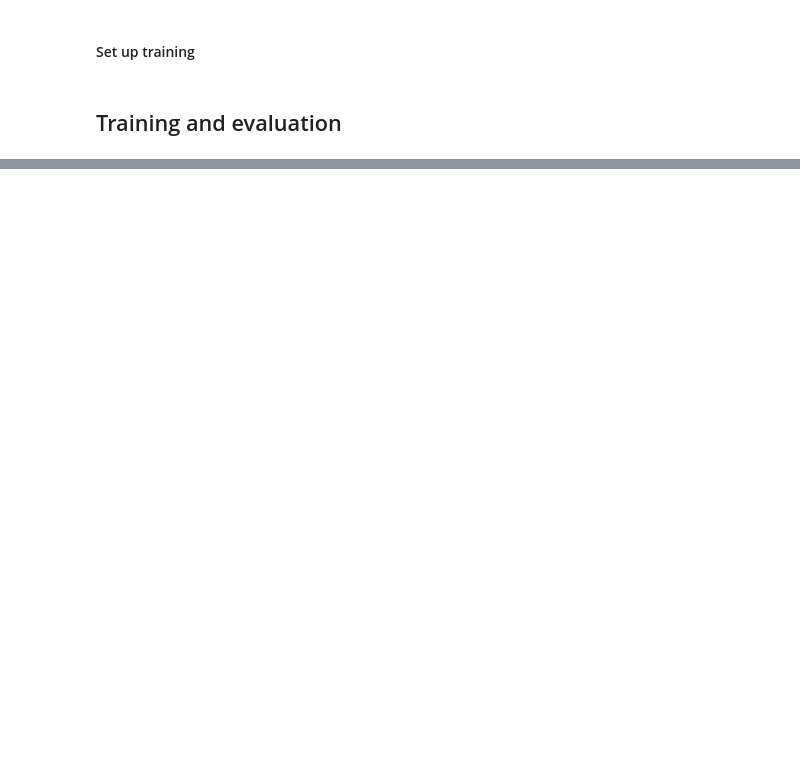
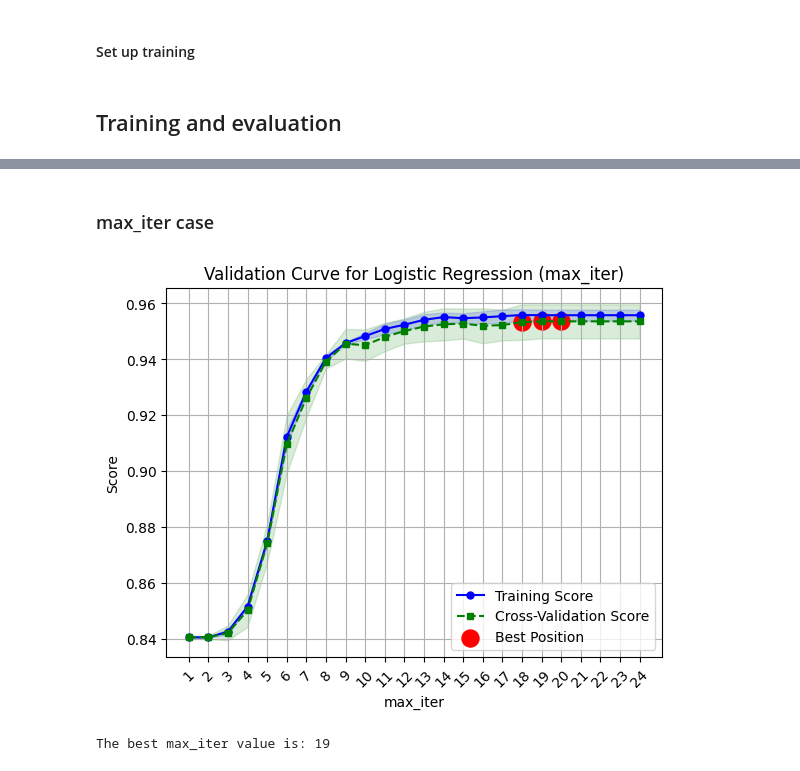
Before and after one commit to Juskocode/SupervisedLearning-AsteroidsClassifier, a Jupyter notebook: SupervisedLearning_AsteroidsClassifier.ipynb, the cells around one changed output, grey strips where cells are left out. Drawn from its saved outputs; the diff is of its cells as text; code cells hidden in the pictures; blank space fills up the shorter version.

```diff
--- a/SupervisedLearning_AsteroidsClassifier.ipynb
+++ b/SupervisedLearning_AsteroidsClassifier.ipynb
@@ -425,0 +559,61 @@ weighted avg       0.92      0.92      0.92      1172
+# %% [markdown]
+### max_iter case
+# %%
+# Define the range of values for the 'max_iter' parameter
+param_range = np.arange(1, 25, 1)  # Test max_iter values from 1 to 25 in steps of 1
+
+# Create a Logistic Regression classifier
+classifier = LogisticRegression(C=C_best_param, solver='liblinear')  # Set a reasonable C value for this test
+
+# Calculate validation scores for different values of max_iter
+train_scores, test_scores = validation_curve(
+    estimator=classifier,
+    X=x_train,
+    y=y_train,
+    param_name='max_iter',
+    param_range=param_range,
+    cv=5  # Number of cross-validation folds
+)
+
+# Calculate the mean and standard deviation of training and test scores
+train_mean = np.mean(train_scores, axis=1)
+train_std = np.std(train_scores, axis=1)
+test_mean = np.mean(test_scores, axis=1)
+test_std = np.std(test_scores, axis=1)
+
+# Find the position where the cross-validation score is highest
+best_index = np.argmax(test_mean)
+
+# Find the max_iter value corresponding to the found position
+max_iter_best_param = param_range[best_index]
+
+# Calculate the indices of points adjacent to the best point
+left_index = max(0, best_index - 1)
+right_index = min(len(param_range) - 1, best_index + 1)
+
+# Plot the validation curve
+plt.plot(param_range, train_mean, color='blue', marker='o', markersize=5, label='Training Score')
+plt.fill_between(param_range, train_mean + train_std, train_mean - train_std, alpha=0.15, color='blue')
+plt.plot(param_range, test_mean, color='green', linestyle='--', marker='s', markersize=5, label='Cross-Validation Score')
+plt.fill_between(param_range, test_mean + test_std, test_mean - test_std, alpha=0.15, color='green')
+
+# Plot markers at points corresponding to the best, left, and right positions
+plt.scatter([param_range[best_index], param_range[left_index], param_range[right_index]],
+            [test_mean[best_index], test_mean[left_index], test_mean[right_index]],
+            color='red', marker='o', s=150, label='Best Position')
+
+# Update plot settings
+plt.title('Validation Curve for Logistic Regression (max_iter)')
+plt.xlabel('max_iter')
+plt.ylabel('Score')
+plt.legend(loc='lower right')
+plt.grid()
+plt.xticks(param_range, rotation=45)
+
+# Show the plot
+plt.show()
+
+print(f"The best max_iter value is: {max_iter_best_param}")
+# %% [output]
+[figure, added]
+The best max_iter value is: 19
```
Also changed, not shown: parts of 16 cells of this notebook.
